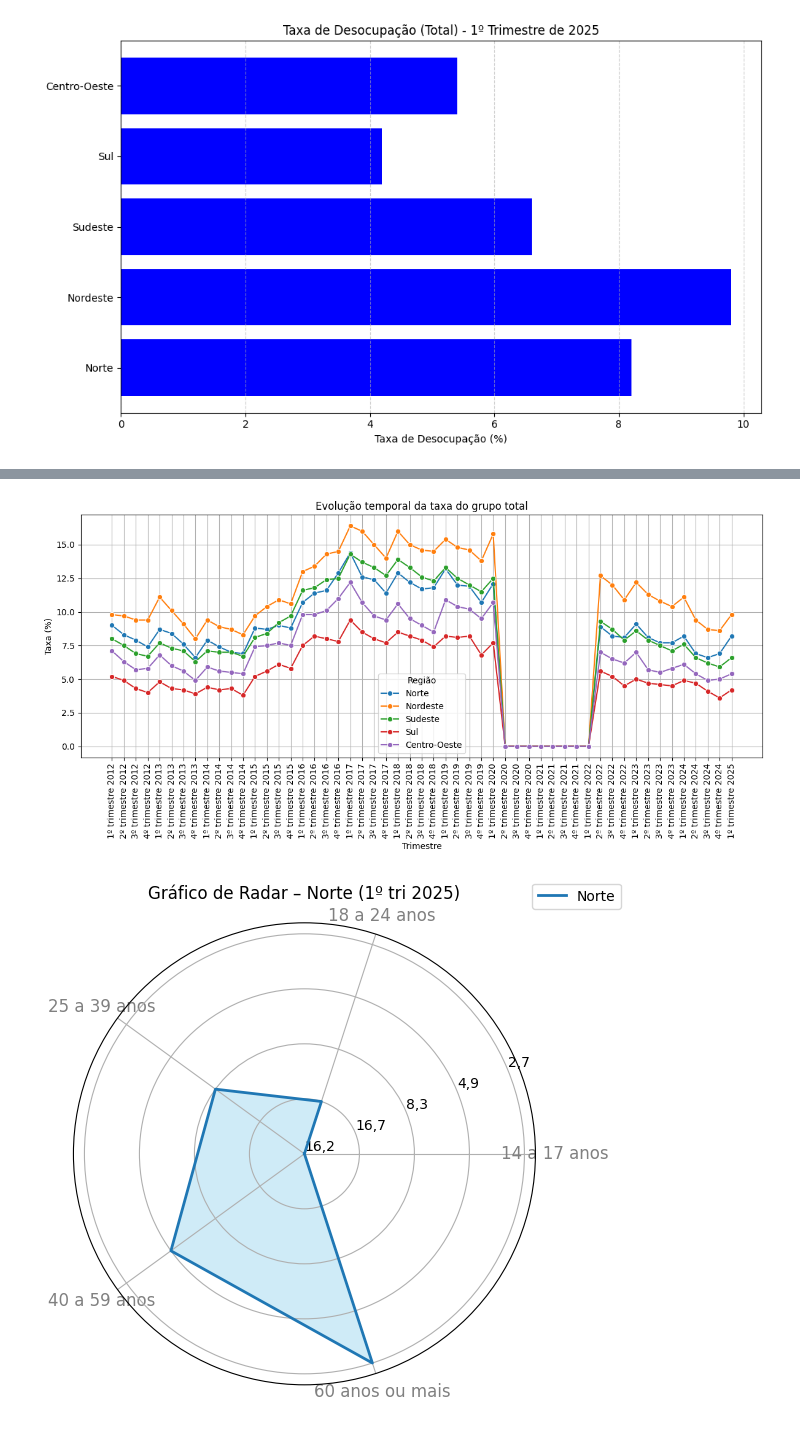
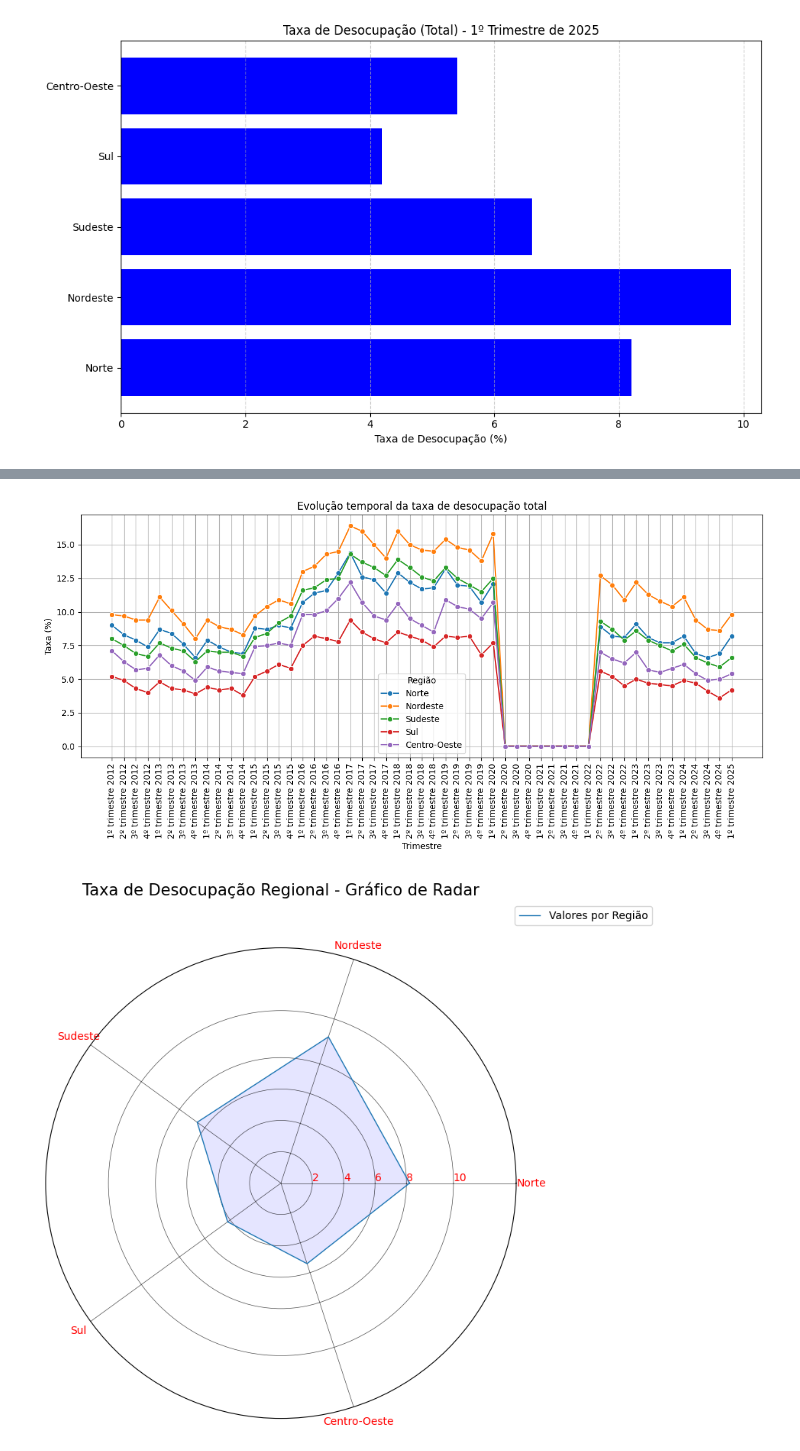
Before and after one commit to KaiqueFalcao/AV3, a Jupyter notebook: AV3.ipynb, the cells around one changed output, grey strips where cells are left out. Saved outputs shown, nothing was run; the diff lists cells and outputs as text; code cells hidden in the pictures.

```diff
--- a/AV3.ipynb
+++ b/AV3.ipynb
@@ -210,9 +293,9 @@ for df in lista_dfs:
 
     if not linha_total.empty:
         colunas_trimestres = [col for col in df.columns if 'trimestre' in col.lower()]
-        valores = linha_total[colunas_trimestres].values.flatten()
-        valores = [float(str(v).replace(',', '.')) for v in valores if pd.notna(v)]
-        valores_por_regiao[regiao] = valores
+        valores2 = linha_total[colunas_trimestres].values.flatten()
+        valores2 = [float(str(v).replace(',', '.')) for v in valores2 if pd.notna(v)]
+        valores_por_regiao[regiao] = valores2
     else:
         print(f"Dados da linha 'Total' não encontrados para a região: {regiao}")
 
@@ -230,7 +313,7 @@ for patch, cor in zip(box['boxes'], cores):
 
 # Rótulos e título
 plt.ylabel('Taxa de Desocupação (%)')
-plt.title('Distribuição Trimestral da Taxa de Desocupação por Região')
+plt.title('Distribuição Trimestral da Taxa de Desocupação por Região - Boxplot')
 plt.tight_layout()
 plt.show()
 # %% [output]
@@ -240,7 +323,10 @@ import seaborn as sns
 import matplotlib.pyplot as plt
 import pandas as pd
 
-# Filtra apenas a linha da faixa etária 18 a 24 anos
+# Cria df_concat a partir da lista_dfs existente
+df_concat = pd.concat(lista_dfs)  # Concatena todos os DataFrames da lista
+
+# Filtra apenas a linha do Total
 df_serie = df_concat[df_concat.iloc[:, 0] == 'Total'].drop(columns=['Unnamed: 0'])
 
 # Transforma de wide para long
@@ -253,45 +339,59 @@ df_melted['Taxa'] = df_melted['Taxa'].astype(str).str.replace(',', '.')
 df_melted['Taxa'] = pd.to_numeric(df_melted['Taxa'], errors='coerce')
 
 # Ordena os trimestres cronologicamente (opcional)
-df_melted['Trimestre'] = pd.Categorical(df_melted['Trimestre'], ordered=True, categories=sorted(df_melted['Trimestre'].unique(), key=lambda x: (x[-4:], x[:2])))
+df_melted['Trimestre'] = pd.Categorical(
+    df_melted['Trimestre'],
+    ordered=True,
+    categories=sorted(df_melted['Trimestre'].unique(), key=lambda x: (x[-4:], x[:2]))
+)
 
 # Plota
 plt.figure(figsize=(12, 6))
 sns.lineplot(data=df_melted, x='Trimestre', y='Taxa', hue='Região', marker='o')
-plt.title('Evolução temporal da taxa do grupo total')
+plt.title('Evolução temporal da taxa de desocupação total')
 plt.xticks(rotation=90)
 plt.ylabel('Taxa (%)')
 plt.tight_layout()
 plt.grid(True)
 plt.show()
 # %% [output]
-[figure, old version]
+[figure, new version]
 # %%
-from math import pi
+import pandas as pd
+import matplotlib.pyplot as plt
+import numpy as np
 
-# Taxas por faixa etária no 1º tri de 2025
-df_radar = df_concat.pivot(index='Região', columns='Unnamed: 0', values='1º trimestre 2025')
+# Dados
+data = {
+    'Região': ['Norte', 'Nordeste', 'Sudeste', 'Sul', 'Centro-Oeste'],
+    'Valor': valores
+}
+df = pd.DataFrame(data)
 
-# Região exemplo
-regiao = 'Norte'
-valores = df_radar.loc[regiao].drop('Total')
+# Configuração do gráfico de radar
+categories = df['Região'].values
+N = len(categories)
+angles = [n / float(N) * 2 * np.pi for n in range(N)]
+angles += angles[:1]
 
-categorias = valores.index.tolist()
-valores = valores.tolist()
-valores += valores[:1]  # Fechar o círculo
+plt.figure(figsize=(8, 8))
+ax = plt.subplot(111, polar=True)
+# Configuração das linhas de grade (círculos menores)
+ax.grid(color="#000000", linewidth=0.5, linestyle='-', alpha=0.7)  # Linhas mais escuras (#555555)
 
-# Ângulos
-angulos = [n / float(len(categorias)) * 2 * pi for n in range(len(categorias))]
-angulos += angulos[:1]
+# Alteração: cores azuis fortes nos rótulos
+plt.xticks(angles[:-1], categories, color="#FF0000", size=10)  # Azul forte para regiões
+ax.set_rlabel_position(0)
+plt.yticks([2, 4, 6, 8, 11], ["2", "4", "6", "8", "10"], color="#FF0000", size=10)  # Azul forte para números
+plt.ylim(0, 15)
 
-# Plot
-plt.figure(figsize=(8, 6))
-ax = plt.subplot(111, polar=True)
-plt.xticks(angulos[:-1], categorias, color='grey', size=12)
-ax.plot(angulos, valores, linewidth=2, linestyle='solid', label=regiao)
-ax.fill(angulos, valores, 'skyblue', alpha=0.4)
-plt.title(f'Gráfico de Radar – {regiao} (1º tri 2025)')
-plt.legend(loc='upper right', bbox_to_anchor=(1.2, 1.1))
+values = df['Valor'].values
+values = np.append(values, values[:1])
+ax.plot(angles, values, linewidth=1, linestyle='solid', label="Valores por Região")
+ax.fill(angles, values, 'b', alpha=0.1)
+
+plt.title('Taxa de Desocupação Regional - Gráfico de Radar', size=15, y=1.1)
+plt.legend(loc='upper right', bbox_to_anchor=(1.3, 1.1))
 plt.show()
 # %% [output]
-[figure, old version]
+[figure, new version]
```
Also changed, not shown: parts of 8 cells of this notebook.
